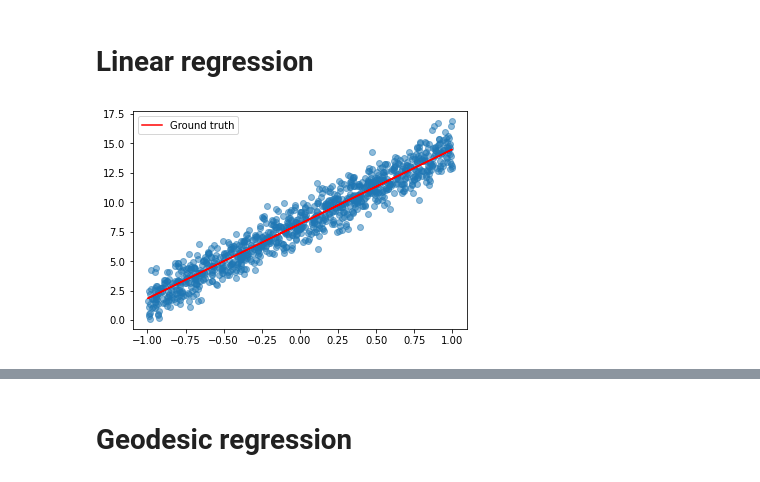
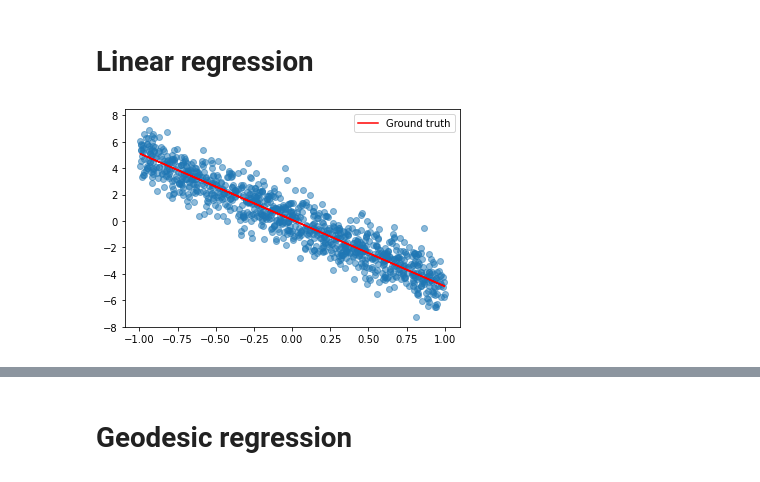
Before and after one commit to SprocketLab/universalizing-weak-supervision, a Jupyter notebook: notebooks/geodesic-regression/regression.ipynb, the cells around one changed output, grey strips where cells are left out. Drawn from its saved outputs; the diff is of its cells as text; code cells hidden in the pictures.

```diff
--- a/notebooks/geodesic-regression/regression.ipynb
+++ b/notebooks/geodesic-regression/regression.ipynb
@@ -23,25 +8,24 @@ def invexpmap(mu, z):
 # %%
 def generate_dataset(n, d):
     X = np.random.uniform(-1, 1, (n, d))
     one = np.ones(n)
     X = np.vstack([one, X.T]).T
     eps = np.random.normal(0, 1, n)
-    beta = np.random.uniform(5, 10, d+1)
+    beta = np.random.uniform(-10, 10, d+1)
     Y = (X @ beta) + eps
     return X, Y, beta
 
 d = 1
 n = 1000
-
 X, Y, beta_true = generate_dataset(n, d)
 
 if d == 1:
     plt.scatter(X[:, 1:], Y, alpha=0.5)
     plt.plot(X[:, 1:], (X @ beta_true), color='r', label='Ground truth')
     plt.legend()
     plt.show()
 # %% [output]
-[figure, old version]
+[figure, new version]
 # %%
 def plot(X, Y, beta):
     X = X.detach().numpy()
```
Also changed, not shown: parts of 6 cells of this notebook, 1 other file.
